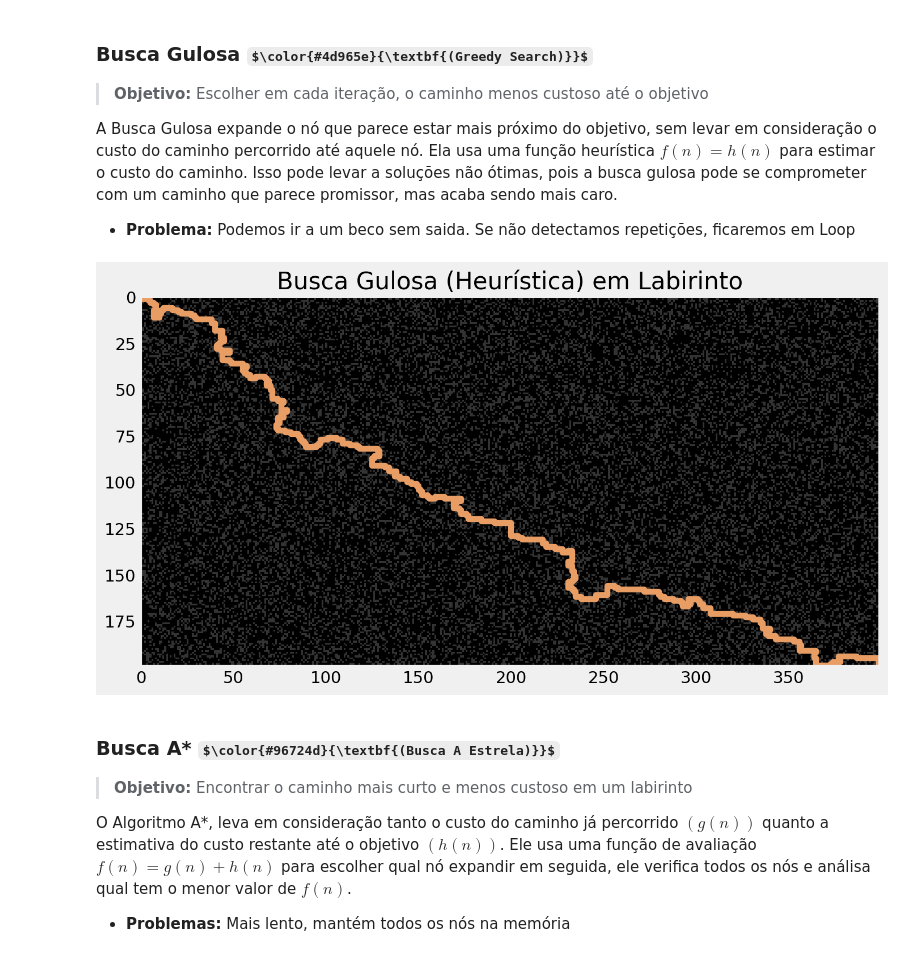
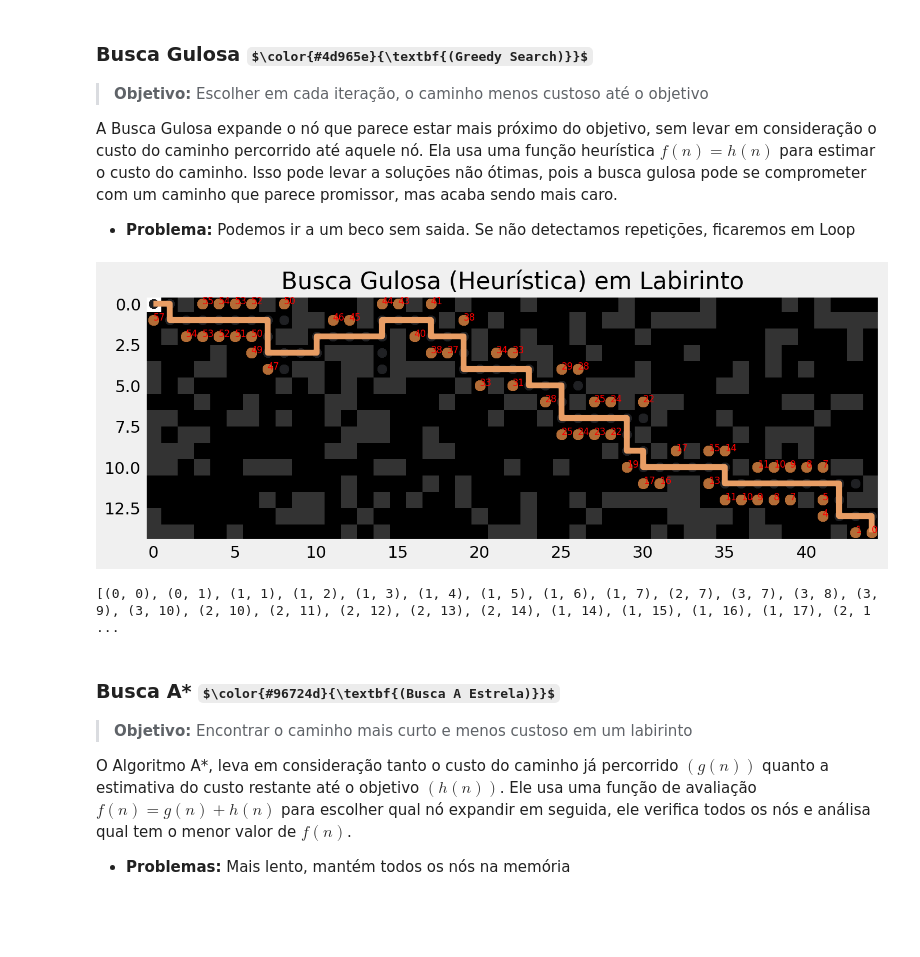
Before and after one commit to gabrielluizone/FirstCode, a Jupyter notebook: heuristic-search.ipynb, the cells around one changed output. Drawn from its saved outputs; the diff is of its cells as text; code cells hidden in the pictures; some formulas as TeX source; blank space fills up the shorter version.

Commit message:
Kaggle Notebook | Heuristic Search | Version 7

```diff
--- a/heuristic-search.ipynb
+++ b/heuristic-search.ipynb
@@ -37,11 +37,11 @@ def visualize(labirinto, caminho, inicio, fim, aberto, fechado, g_score, f_score
         for node in aberto:
             plt.text(node[1], node[0], str(g_score[node]) + '/ ' + str(f_score[node] - g_score[node]), color='r', fontsize=10)
             plt.plot([x[1] for x in aberto], [x[0] for x in aberto], 'o', color='#5268f7', markersize=8)
-            plt.plot([x[1] for x in fechado], [x[0] for x in fechado], 'o', color='#404248', markersize=7)
+            plt.plot([x[1] for x in fechado], [x[0] for x in fechado], 'o', color='#202124', markersize=7)#, alpha=.5)
     plt.plot([x[1] for x in caminho], [x[0] for x in caminho], color='#5f7fc7', linewidth=5)
     if not end:
         plt.plot([x[1] for x in aberto], [x[0] for x in aberto], 'o', color='#5268f7', markersize=8)
-        plt.plot([x[1] for x in fechado], [x[0] for x in fechado], 'o', color='#404248', markersize=7)
+        plt.plot([x[1] for x in fechado], [x[0] for x in fechado], 'o', color='#202124', markersize=7)#, alpha=.5)
         plt.scatter(inicio[1], inicio[0], color='#f75252', label='Começo', s=80, marker='s')
         plt.scatter(fim[1], fim[0], color='#52f789', label='Chegada', s=80, marker='s')
     plt.grid(False)
@@ -56,12 +56,12 @@ def visualizeg(labirinto, caminho, inicio, fim, aberto, fechado, f_score, hr, en
     if hr:
         for node in aberto:
             plt.text(node[1], node[0], str(f_score[node]), color='r', fontsize=8)
-            plt.plot([x[1] for x in aberto], [x[0] for x in aberto], 'o', color='#5268f7', markersize=8)
-            plt.plot([x[1] for x in fechado], [x[0] for x in fechado], 'o', color='#404248', markersize=7)
+            plt.plot([x[1] for x in aberto], [x[0] for x in aberto], 'o', color='#b36d37', markersize=8)
+            plt.plot([x[1] for x in fechado], [x[0] for x in fechado], 'o', color='#202124', markersize=7)#, alpha=.5)
     plt.plot([x[1] for x in caminho], [x[0] for x in caminho], color='#e89d64', linewidth=5)
     if not end:
-        plt.plot([x[1] for x in aberto], [x[0] for x in aberto], 'o', color='#5268f7', markersize=10)
-        plt.plot([x[1] for x in fechado], [x[0] for x in fechado], 'o', color='#404248', markersize=7)
+        plt.plot([x[1] for x in aberto], [x[0] for x in aberto], 'o', color='#b36d37', markersize=10)
+        plt.plot([x[1] for x in fechado], [x[0] for x in fechado], 'o', color='#202124', markersize=7)#, alpha=.5)
         plt.scatter(inicio[1], inicio[0], color='#f75252', label='Começo', s=80, marker='s')
         plt.scatter(fim[1], fim[0], color='#52f789', label='Chegada', s=80, marker='s')
     plt.grid(False)
@@ -263,7 +268,7 @@ def a_star(labirinto, inicio, fim, it=1, hr=False):
 ### Criação do Labirinto
 # %%
 # Dimensão do Labirinto
-d = 200, 400
+d = 15, 45
 # %%
 # Criação do labirinto & Definição do ponto de início (A) e fim (B)
 labirinto = np.random.choice([0, 1], size=(d[0], d[1]), p=[.7, .3])
@@ -295,9 +300,13 @@ A Busca Gulosa expande o nó que parece estar mais próximo do objetivo, sem lev
 
 - **Problema:** Podemos ir a um beco sem saida. Se não detectamos repetições, ficaremos em Loop
 # %%
-caminho_ok = greedy_search(labirinto, inicio, fim, it=40, hr=False)
+caminho_ok = greedy_search(labirinto, inicio, fim, it=1, hr=1)
 # %% [output]
-[figure, old version]
+[figure, new version]
+# %%
+print(caminho_ok)
+# %% [output]
+[(0, 0), (0, 1), (1, 1), (1, 2), (1, 3), (1, 4), (1, 5), (1, 6), (1, 7), (2, 7), (3, 7), (3, 8), (3, 9), (3, 10), (2, 10), (2, 11), (2, 12), (2, 13), (2, 14), (1, 14), (1, 15), (1, 16), (1, 17), (2, 1 ...
 # %% [markdown]
 ### Busca A* $\color{#96724d}{\textbf{(Busca A Estrela)}}$
 > **Objetivo:** Encontrar o caminho mais curto e menos custoso em um labirinto
```
Also changed, not shown: parts of 21 cells of this notebook.
